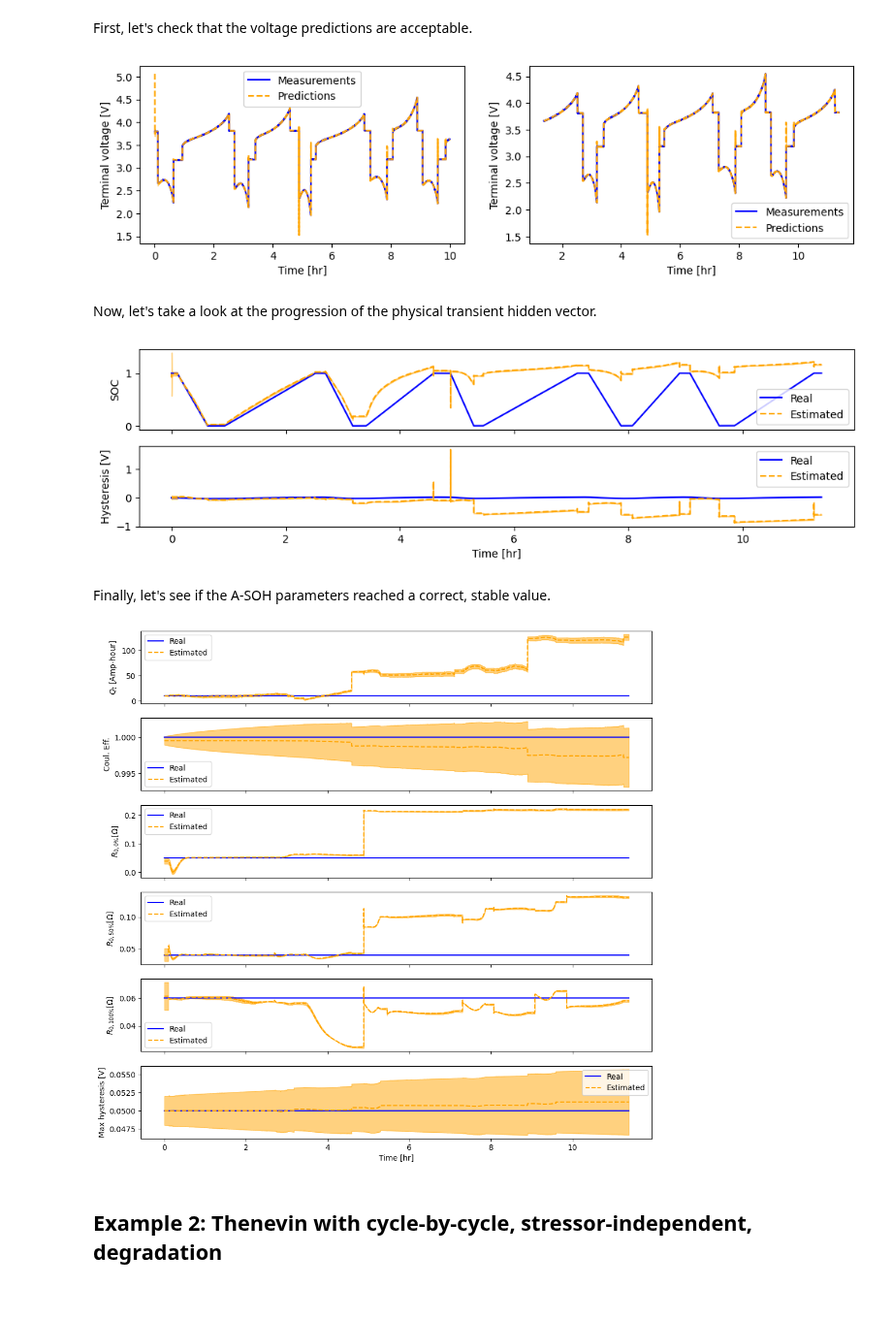
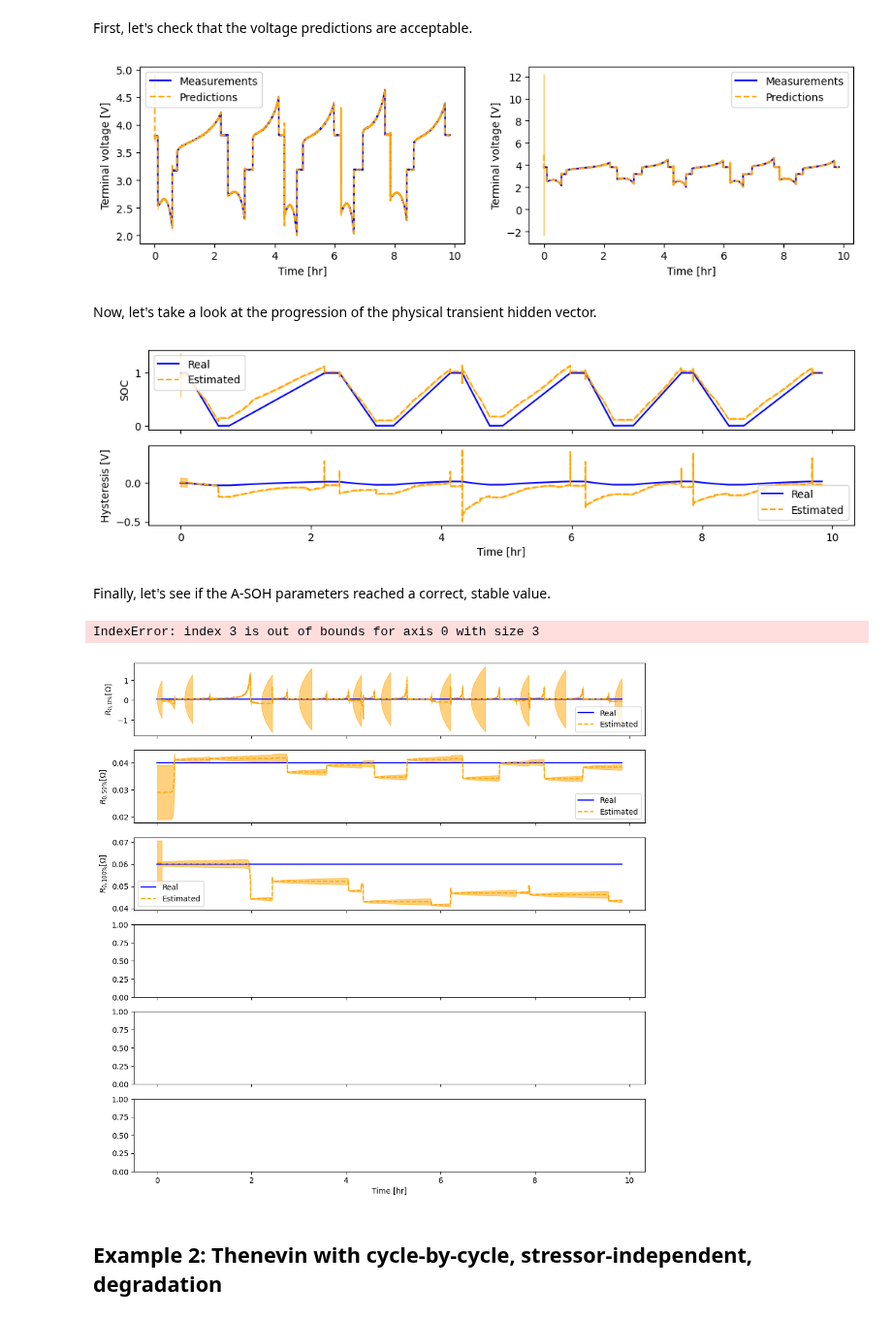
Before and after one commit to ROVI-org/auto-soh, a Jupyter notebook: notebooks/demonstrate_dual_ukf.ipynb, the cells around one changed output. Shown at 97% size. Saved outputs shown, nothing was run; the diff lists cells and outputs as text; code cells hidden in the pictures.

Commit message:
Fixing notebooks
Since simulator now requires 'cell_model' instead of 'model', notebooks had to
be fixed.

```diff
--- a/notebooks/demonstrate_dual_ukf.ipynb
+++ b/notebooks/demonstrate_dual_ukf.ipynb
@@ -141,7 +141,7 @@ New updatable parameters:  [[10.    1.    0.05  0.04  0.06  0.05]]
 Now, let's initialize the transient state to 100% SOC and create the simulator
 # %%
 transient0_rint_gt = ECMTransientVector.provide_template(has_C0=False, num_RC=0, soc=1.0)
-rint_sim = Simulator(model=ECM(),
+rint_sim = Simulator(cell_model=ECM(),
                      asoh=asoh_rint_gt,
                      transient_state=transient0_rint_gt,
                      initial_input=ECMInput(),
@@ -162,10 +162,11 @@ For the A-SOH, we will assume that
 We should also print these perturbed values to make sure they are not too far out there (for instance, we would not want the SOC to be much larger than 105%)
 # %%
 # Start with the A-SOH
-cov_asoh_rint = [6.25e-04] # Qt: +/- 0.05 Amp-hour
-cov_asoh_rint += [(1.0e-06) / 12] # CE
+cov_asoh_rint = []
+# cov_asoh_rint += [6.25e-04] # Qt: +/- 0.05 Amp-hour
+# cov_asoh_rint += [(1.0e-06) / 12] # CE
 cov_asoh_rint += (2.5e-05 * np.ones(3)).tolist() # R0
-cov_asoh_rint += [1.0e-06] # hysteresis
+# cov_asoh_rint += [1.0e-06] # hysteresis
 cov_asoh_rint = np.diag(cov_asoh_rint)
 
 # Now, the transient
@@ -315,7 +316,7 @@ for ax in axes:
     ax.set_xlabel('Time [hr]')
     ax.set_ylabel('Terminal voltage [V]')
 # %% [output]
-[figure, old version]
+[figure, new version]
 # %% [markdown]
 Now, let's take a look at the progression of the physical transient hidden vector.
 # %%
@@ -357,50 +358,46 @@ axes[-1].set_xlabel('Time [hr]')
 for ax in axes:
     ax.legend()
 # %% [output]
-[figure, old version]
+[figure, new version]
 # %% [markdown]
 Finally, let's see if the A-SOH parameters reached a correct, stable value.
 # %%
 fig, axes = plt.subplots(6, 1, sharex='col', figsize=(12,12))
 
 # Let us simplify plotting
 real_parameter_values = asoh_rint_gt.get_parameters()[0, :]
-# estimated_parameters = [estimated_Qt, estimated_CE]
-# estimated_parameters += [estimated_R0[:,0]]
-# estimated_parameters += [estimated_R0[:,1]]
-# estimated_parameters += [estimated_R0[:,2]]
-# estimated_parameters += [estimated_H0]
-# estimated_uncertainties = [2 * estimated_Qt_std, 2 * estimated_CE_std]
-# estimated_uncertainties += [2 * estimated_R0_std[:,0,0]]
-# estimated_uncertainties += [2 * estimated_R0_std[:,1,1]]
-# estimated_uncertainties += [2 * estimated_R0_std[:,2,2]]
-# estimated_uncertainties += [2 * estimated_H0_std]
-parameter_names = [r'$Q_t$ [Amp-hour]', 'Coul. Eff.', \
-                   r'$R_{0,0\%} [\Omega]$', r'$R_{0,50\%} [\Omega]$', r'$R_{0,100\%} [\Omega]$', 'Max hysteresis [V]']
+parameter_names = []
+# parameter_names += [r'$Q_t$ [Amp-hour]']
+# parameter_names += ['Coul. Eff.']
+parameter_names += [r'$R_{0,0\%} [\Omega]$', r'$R_{0,50\%} [\Omega]$', r'$R_{0,100\%} [\Omega]$']
+# parameter_names += ['Max hysteresis [V]']
+# parameter_names = [r'$Q_t$ [Amp-hour]', 'Coul. Eff.', \
+#                    r'$R_{0,0\%} [\Omega]$', r'$R_{0,50\%} [\Omega]$', r'$R_{0,100\%} [\Omega]$', 'Max hysteresis [V]']
 
 axes[-1].set_xlabel('Time [hr]')
 
 for i, ax in enumerate(axes):
     param_val = real_parameter_values[i]
     est, est_std = estimated.iloc[:, i + 2], estimated_std.iloc[:, i + 2]  # There are two transient columns at the beginning
-    ax.plot(timestamps[:len(estimated['q_t.base_values'])],
-            [param_val] * len(estimated['q_t.base_values']),
+    ax.plot(timestamps[:len(estimated['r0.base_values[0]'])],
+            [param_val] * len(estimated['r0.base_values[0]']),
             color='blue',
             label='Real')
     ax.plot(timestamps[:len(estimated)],
             est,  # There are two transient columns at the beginning
             color='orange',
             linestyle='--',
             label='Estimated')
     ax.fill_between(timestamps[:len(estimated)],
                     (est + est_std * 2),
                     (est - est_std * 2),
                     color='orange',
                     alpha=0.5)
     ax.legend()
     ax.set_ylabel(parameter_names[i])
 # %% [output]
+IndexError: index 3 is out of bounds for axis 0 with size 3
-[figure, old version]
+[figure, new version]
 # %% [markdown]
 ## Example 2: Thenevin with cycle-by-cycle, stressor-independent, degradation
 # %% [markdown]
```
Also changed, not shown: parts of 8 cells of this notebook, 4 other files.
